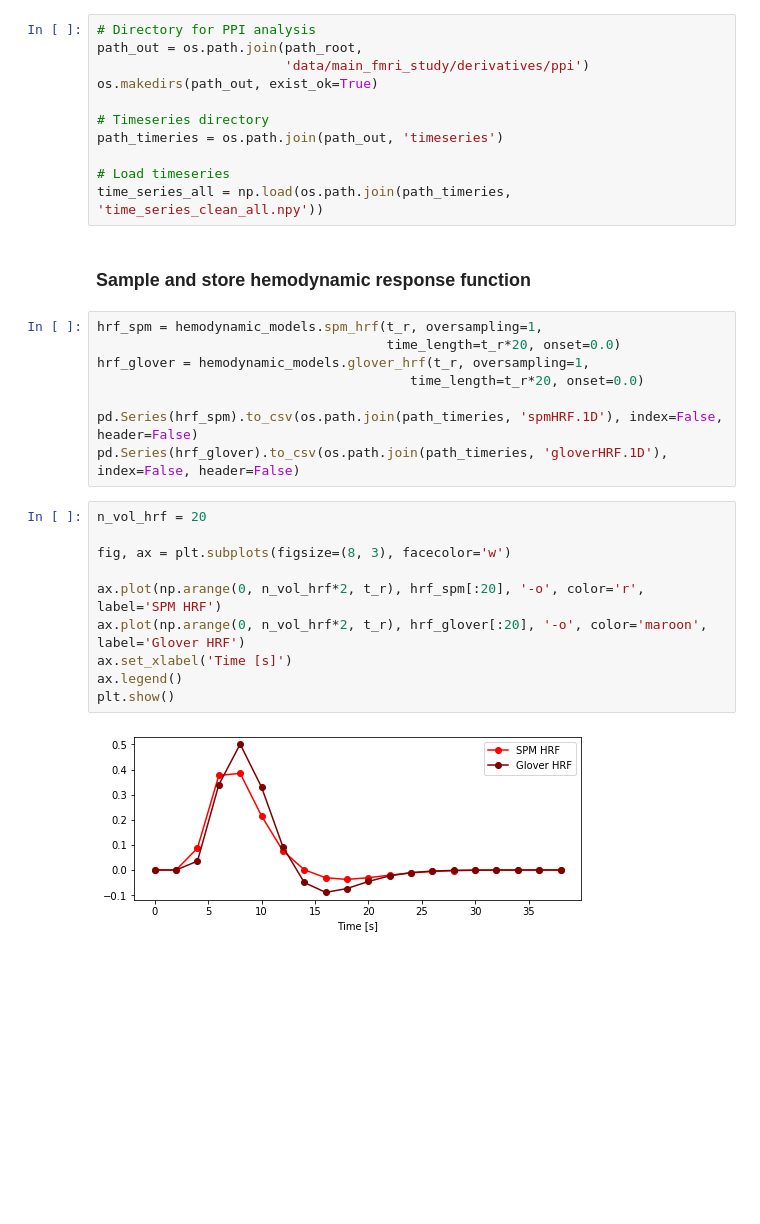
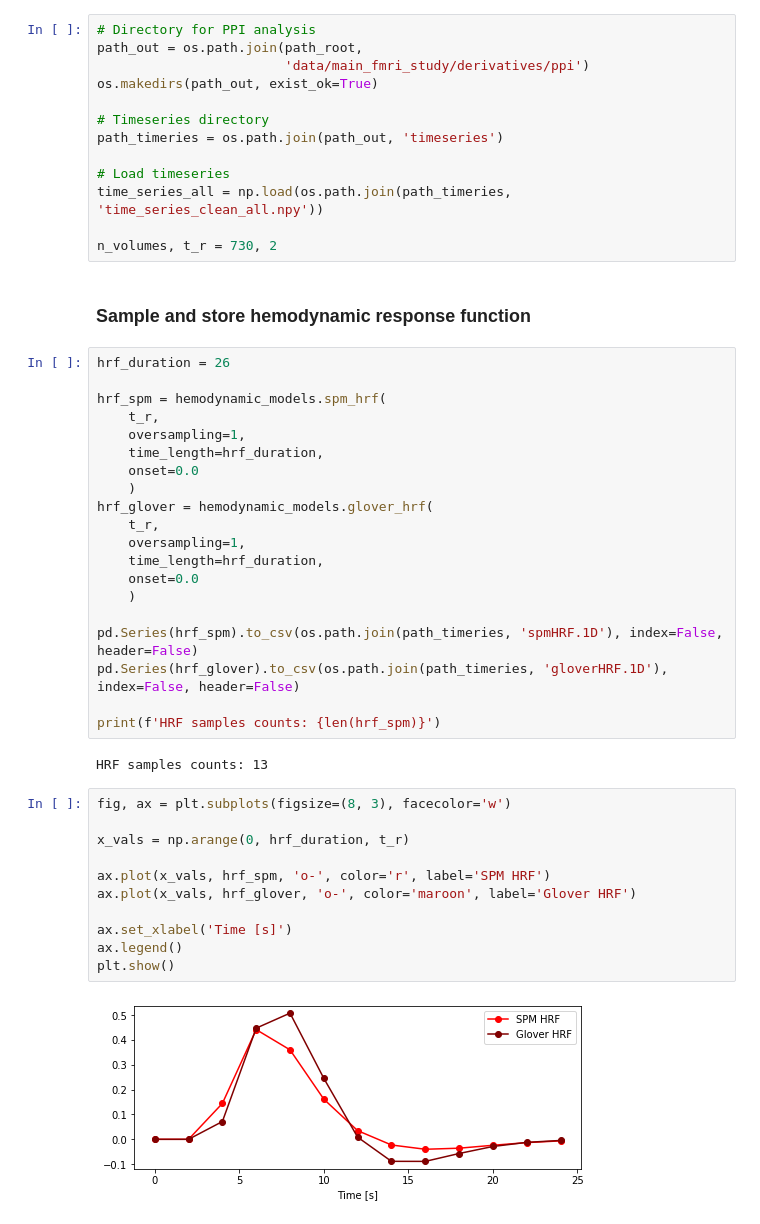
Before and after one commit to kbonna/decidenet, a Jupyter notebook: connectivity_analysis/dn_ca_01_deconvolution.ipynb, the cells around one changed output. Cells and saved outputs as stored; diff of their text form; blank space fills up the shorter version.

```diff
--- a/connectivity_analysis/dn_ca_01_deconvolution.ipynb
+++ b/connectivity_analysis/dn_ca_01_deconvolution.ipynb
@@ -23,25 +24,42 @@ path_timeries = os.path.join(path_out, 'timeseries')
 
 # Load timeseries
 time_series_all = np.load(os.path.join(path_timeries, 'time_series_clean_all.npy'))
+
+n_volumes, t_r = 730, 2
 # %% [markdown]
 ### Sample and store hemodynamic response function
 # %%
-hrf_spm = hemodynamic_models.spm_hrf(t_r, oversampling=1,
-                                     time_length=t_r*20, onset=0.0)
-hrf_glover = hemodynamic_models.glover_hrf(t_r, oversampling=1,
-                                        time_length=t_r*20, onset=0.0)
+hrf_duration = 26
+
+hrf_spm = hemodynamic_models.spm_hrf(
+    t_r,
+    oversampling=1,
+    time_length=hrf_duration,
+    onset=0.0
+    )
+hrf_glover = hemodynamic_models.glover_hrf(
+    t_r,
+    oversampling=1,
+    time_length=hrf_duration,
+    onset=0.0
+    )
 
 pd.Series(hrf_spm).to_csv(os.path.join(path_timeries, 'spmHRF.1D'), index=False, header=False)
 pd.Series(hrf_glover).to_csv(os.path.join(path_timeries, 'gloverHRF.1D'), index=False, header=False)
+
+print(f'HRF samples counts: {len(hrf_spm)}')
+# %% [output]
+HRF samples counts: 13
 # %%
-n_vol_hrf = 20
-
 fig, ax = plt.subplots(figsize=(8, 3), facecolor='w')
 
-ax.plot(np.arange(0, n_vol_hrf*2, t_r), hrf_spm[:20], '-o', color='r', label='SPM HRF')
-ax.plot(np.arange(0, n_vol_hrf*2, t_r), hrf_glover[:20], '-o', color='maroon', label='Glover HRF')
+x_vals = np.arange(0, hrf_duration, t_r)
+
+ax.plot(x_vals, hrf_spm, 'o-', color='r', label='SPM HRF')
+ax.plot(x_vals, hrf_glover, 'o-', color='maroon', label='Glover HRF')
+
 ax.set_xlabel('Time [s]')
 ax.legend()
 plt.show()
 # %% [output]
-[figure, old version]
+[figure, new version]
```
Also changed, not shown: parts of 8 cells of this notebook, 2 other files.
